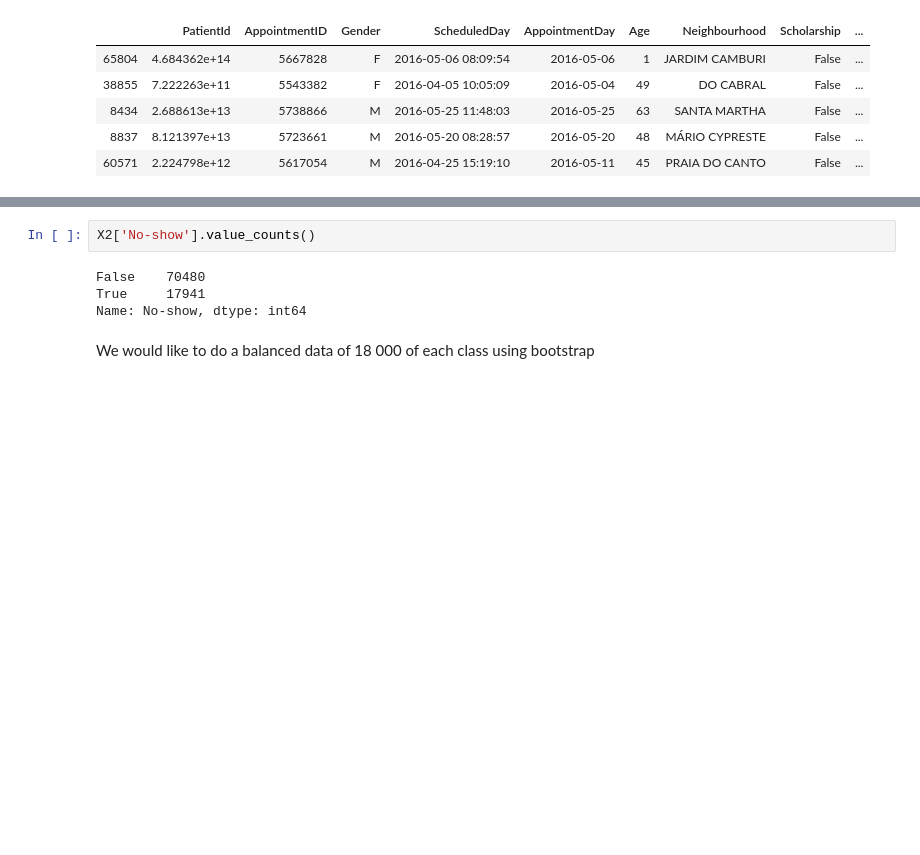
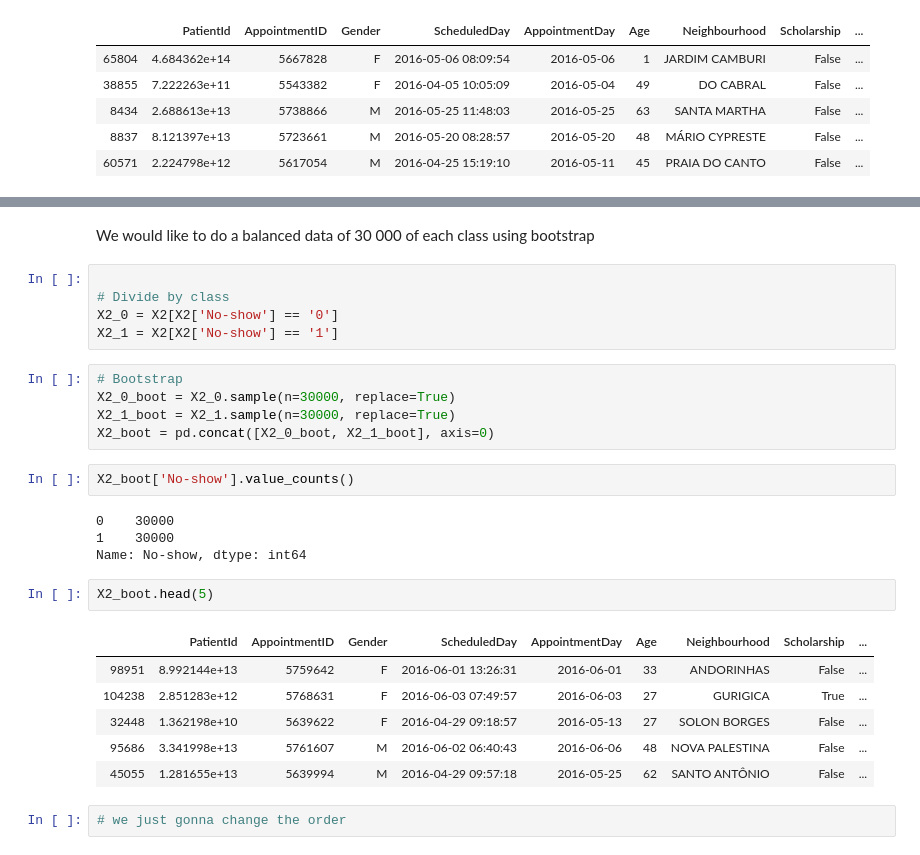
Before and after one commit to vpl19/ML_HDA_project, a Jupyter notebook: ML_Notebbok2.ipynb, the cells around one changed output, grey strips where cells are left out. Saved outputs shown, nothing was run; the diff lists cells and outputs as text; blank space fills up the shorter version.

```diff
--- a/ML_Notebbok2.ipynb
+++ b/ML_Notebbok2.ipynb
@@ -206,8 +216,29 @@ X2['No-show'].value_counts().plot(kind='pie')
+# %% [markdown]
+ We would like to do a balanced data of 30 000 of each class using bootstrap
+# %%
+
+# Divide by class
+X2_0 = X2[X2['No-show'] == '0']
+X2_1 = X2[X2['No-show'] == '1']
+# %%
+# Bootstrap
+X2_0_boot = X2_0.sample(n=30000, replace=True)
+X2_1_boot = X2_1.sample(n=30000, replace=True)
+X2_boot = pd.concat([X2_0_boot, X2_1_boot], axis=0)
 # %%
-X2['No-show'].value_counts()
+X2_boot['No-show'].value_counts()
 # %% [output]
-False    70480
-True     17941
+0    30000
+1    30000
 Name: No-show, dtype: int64
-# %% [markdown]
- We would like to do a balanced data of 18 000 of each class using bootstrap
+# %%
+X2_boot.head(5)
+# %% [output]
+|  | PatientId | AppointmentID | Gender | ScheduledDay | AppointmentDay | Age | Neighbourhood | Scholarship | ... |
+| 98951 | 8.992144e+13 | 5759642 | F | 2016-06-01 13:26:31 | 2016-06-01 | 33 | ANDORINHAS | False | ... |
+| 104238 | 2.851283e+12 | 5768631 | F | 2016-06-03 07:49:57 | 2016-06-03 | 27 | GURIGICA | True | ... |
+| 32448 | 1.362198e+10 | 5639622 | F | 2016-04-29 09:18:57 | 2016-05-13 | 27 | SOLON BORGES | False | ... |
+| 95686 | 3.341998e+13 | 5761607 | M | 2016-06-02 06:40:43 | 2016-06-06 | 48 | NOVA PALESTINA | False | ... |
+| 45055 | 1.281655e+13 | 5639994 | M | 2016-04-29 09:57:18 | 2016-05-25 | 62 | SANTO ANTÔNIO | False | ... |
+# %%
+# we just gonna change the order
```
Also changed, not shown: parts of 7 cells of this notebook.
